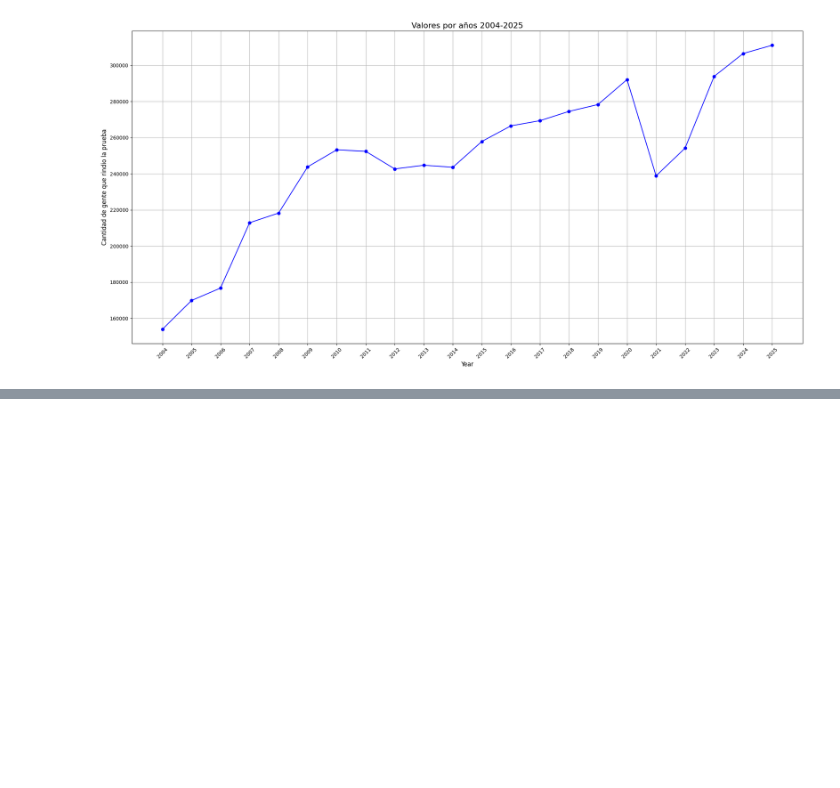
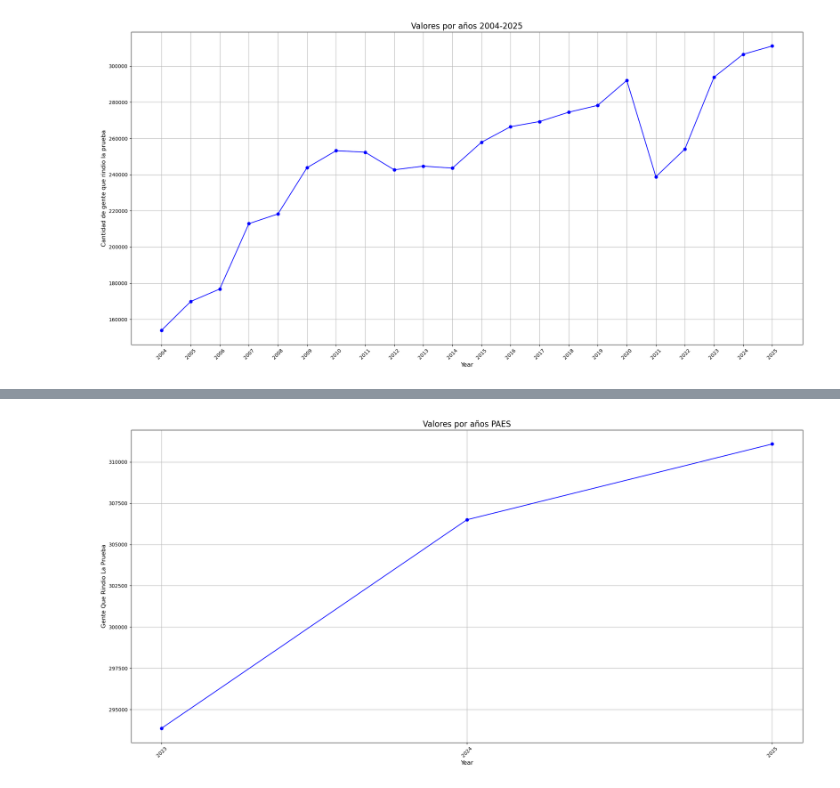
Before and after one commit to Proyecto-IMT-2200/2025-2, a Jupyter notebook: NoteBooks/Presentacion.ipynb, the cells around one changed output, grey strips where cells are left out. Cells and saved outputs as stored; diff of their text form; code cells hidden in the pictures; blank space fills up the shorter version.

```diff
--- a/NoteBooks/Presentacion.ipynb
+++ b/NoteBooks/Presentacion.ipynb
@@ -12,0 +96,4 @@ display(Image(filename='graficos-imagenes/pregunta1.png'))
+# %%
+display(Image(filename='graficos-imagenes/pregunta2paes.png'))
+# %% [output]
+[figure, added]
```
Also changed, not shown: parts of 18 cells of this notebook, 11 other files.
